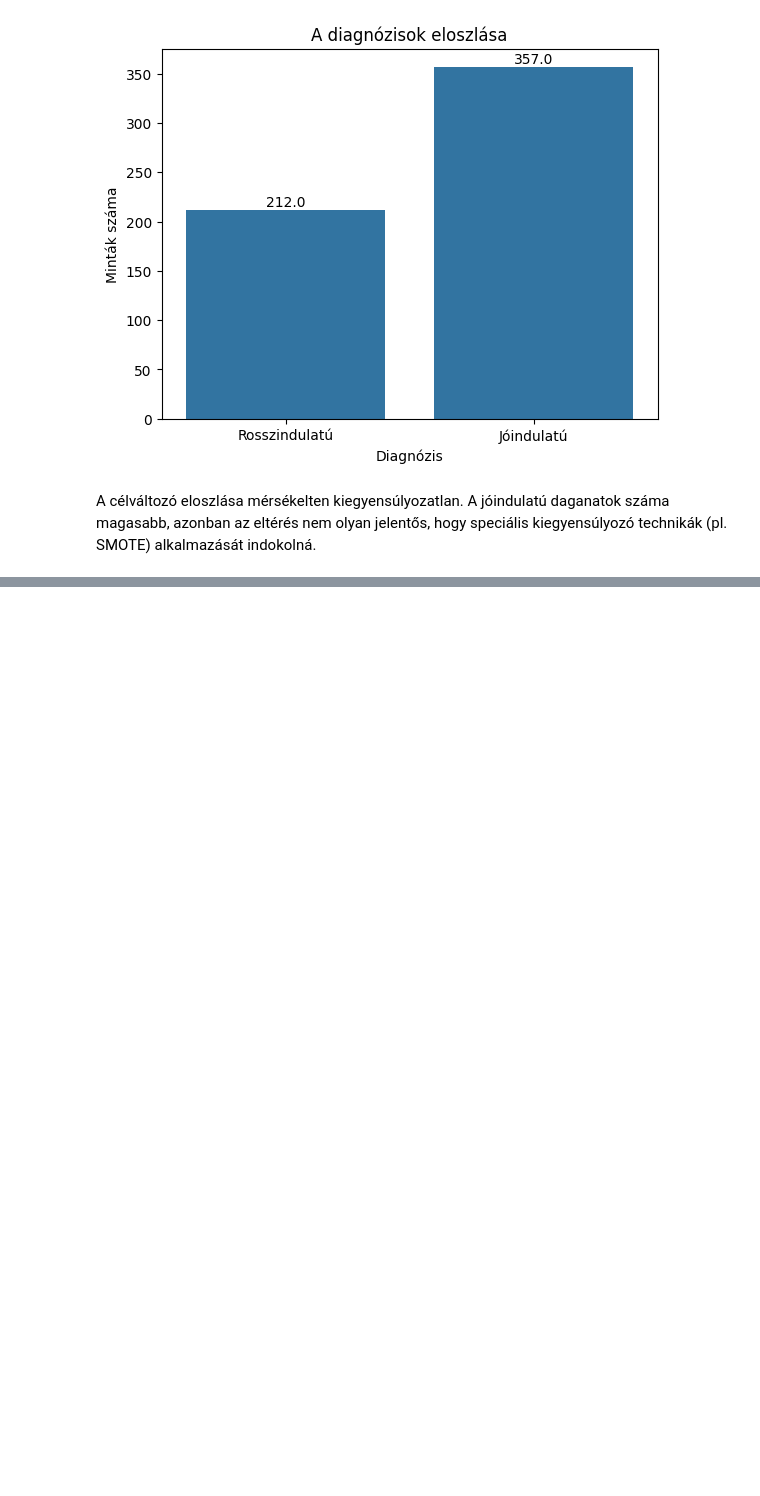
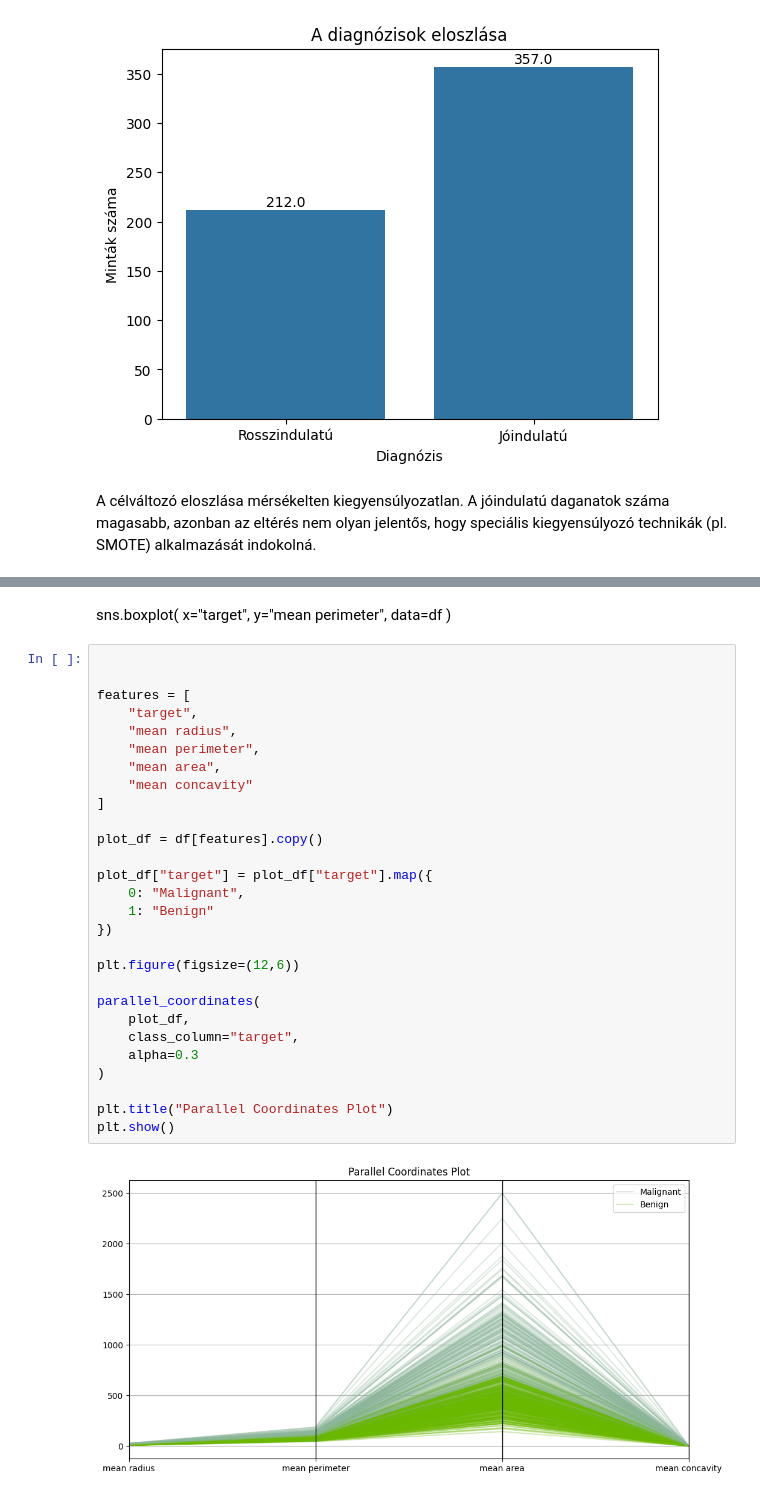
Before and after one commit to RaczNikoletta/Artificial-intelligence, a Jupyter notebook: PE_SupervisedML/beadando.ipynb, the cells around one changed output, grey strips where cells are left out. Cells and saved outputs as stored; diff of their text form; blank space fills up the shorter version.

```diff
--- a/PE_SupervisedML/beadando.ipynb
+++ b/PE_SupervisedML/beadando.ipynb
@@ -107,0 +141,36 @@ A célváltozó eloszlása mérsékelten kiegyensúlyozatlan. A jóindulatú dag
+# %% [markdown]
+sns.boxplot(
+    x="target",
+    y="mean perimeter",
+    data=df
+)
+# %%
+
+
+features = [
+    "target",
+    "mean radius",
+    "mean perimeter",
+    "mean area",
+    "mean concavity"
+]
+
+plot_df = df[features].copy()
+
+plot_df["target"] = plot_df["target"].map({
+    0: "Malignant",
+    1: "Benign"
+})
+
+plt.figure(figsize=(12,6))
+
+parallel_coordinates(
+    plot_df,
+    class_column="target",
+    alpha=0.3
+)
+
+plt.title("Parallel Coordinates Plot")
+plt.show()
+# %% [output]
+[figure, added]
```
Also changed, not shown: parts of 13 cells of this notebook.
